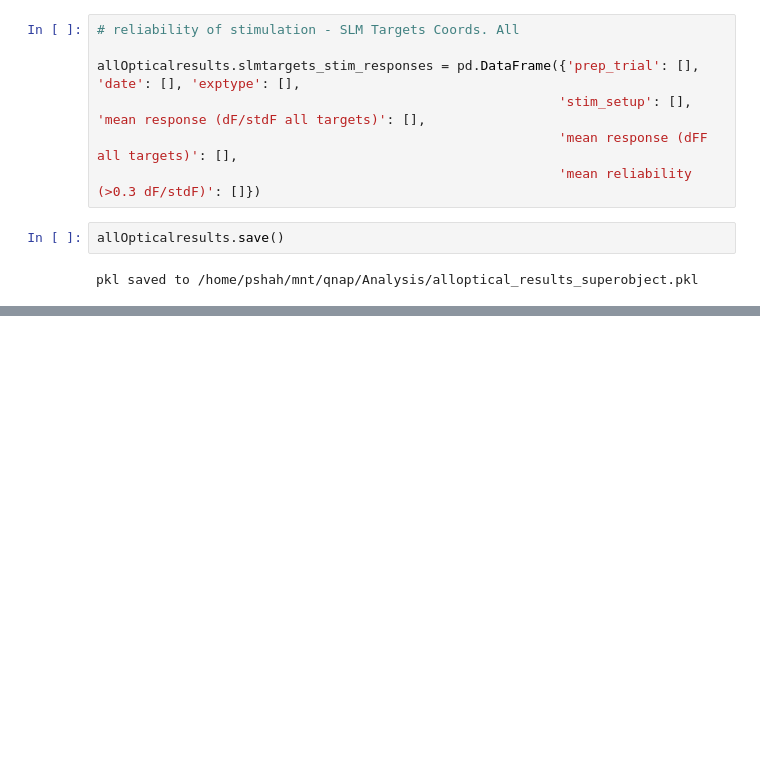
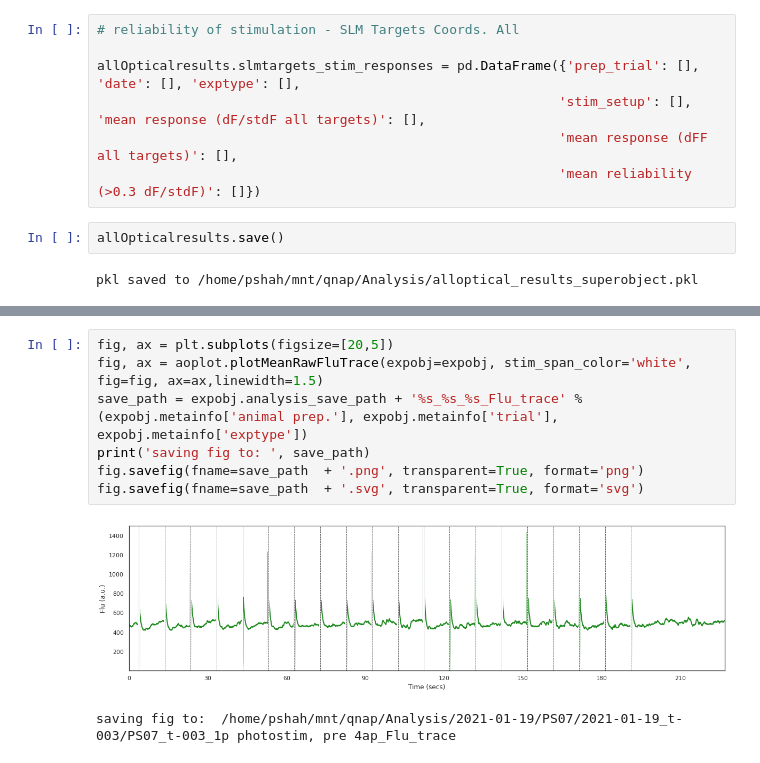
Before and after one commit to Packer-Lab/AllOpticalSeizure, a Jupyter notebook: jupyter - current/allOptical-results.ipynb, the cells around one changed output, grey strips where cells are left out. Cells and saved outputs as stored; diff of their text form; blank space fills up the shorter version.

```diff
--- a/jupyter - current/allOptical-results.ipynb
+++ b/jupyter - current/allOptical-results.ipynb
@@ -36,0 +89,10 @@ pkl saved to /home/pshah/mnt/qnap/Analysis/alloptical_results_superobject.pkl
+# %%
+fig, ax = plt.subplots(figsize=[20,5])
+fig, ax = aoplot.plotMeanRawFluTrace(expobj=expobj, stim_span_color='white', fig=fig, ax=ax,linewidth=1.5)
+save_path = expobj.analysis_save_path + '%s_%s_%s_Flu_trace' % (expobj.metainfo['animal prep.'], expobj.metainfo['trial'], expobj.metainfo['exptype'])
+print('saving fig to: ', save_path)
+fig.savefig(fname=save_path  + '.png', transparent=True, format='png')
+fig.savefig(fname=save_path  + '.svg', transparent=True, format='svg')
+# %% [output]
+[figure, added]
+saving fig to:  /home/pshah/mnt/qnap/Analysis/2021-01-19/PS07/2021-01-19_t-003/PS07_t-003_1p photostim, pre 4ap_Flu_trace
```
Also changed, not shown: parts of 12 cells of this notebook, 16 other files.
